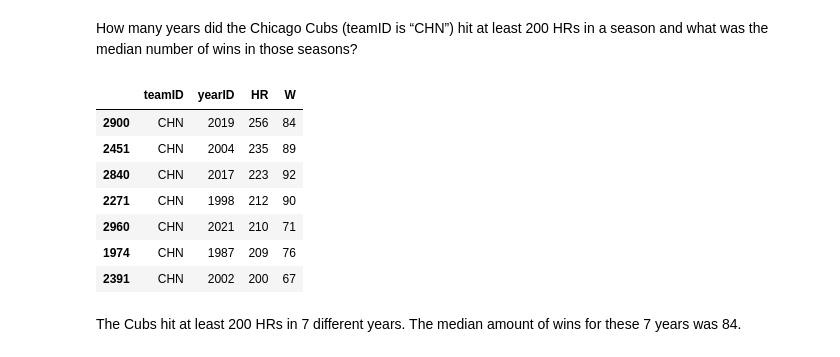
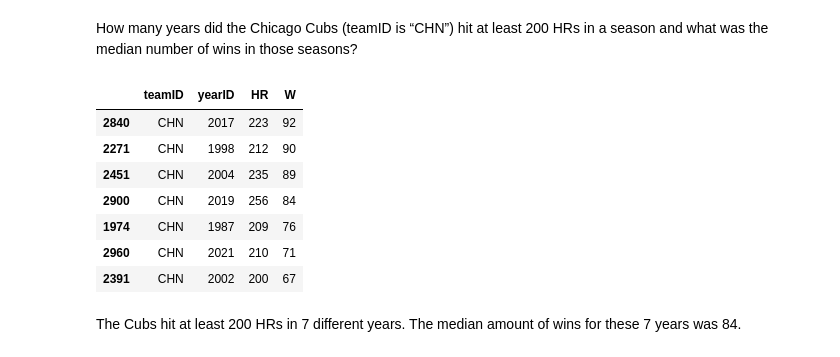
Before and after one commit to lwehausen/Python, a Jupyter notebook: Lahman_data_analysis.ipynb, the cells around one changed output. Drawn from its saved outputs; the diff is of its cells as text; code cells hidden in the pictures.

```diff
--- a/Lahman_data_analysis.ipynb
+++ b/Lahman_data_analysis.ipynb
@@ -37,17 +37,17 @@ of wins in those seasons?
 # %%
 teams4 = Teams.loc[(Teams["teamID"] == "CHN")]
 teams5 = teams4.loc[(teams4["HR"] > 199)]
 teams6 = teams5[["teamID", "yearID", "HR", "W"]]
-test = teams6.sort_values(["HR"], ascending=[False])
+test = teams6.sort_values(["W"], ascending=[False])
 test
 # %% [output]
 |  | teamID | yearID | HR | W |
-| 2900 | CHN | 2019 | 256 | 84 |
-| 2451 | CHN | 2004 | 235 | 89 |
 | 2840 | CHN | 2017 | 223 | 92 |
 | 2271 | CHN | 1998 | 212 | 90 |
+| 2451 | CHN | 2004 | 235 | 89 |
+| 2900 | CHN | 2019 | 256 | 84 |
+| 1974 | CHN | 1987 | 209 | 76 |
 | 2960 | CHN | 2021 | 210 | 71 |
-| 1974 | CHN | 1987 | 209 | 76 |
 | 2391 | CHN | 2002 | 200 | 67 |
 # %% [markdown]
 The Cubs hit at least 200 HRs in 7 different years. The median amount of wins for these 7 years was 84.
```
